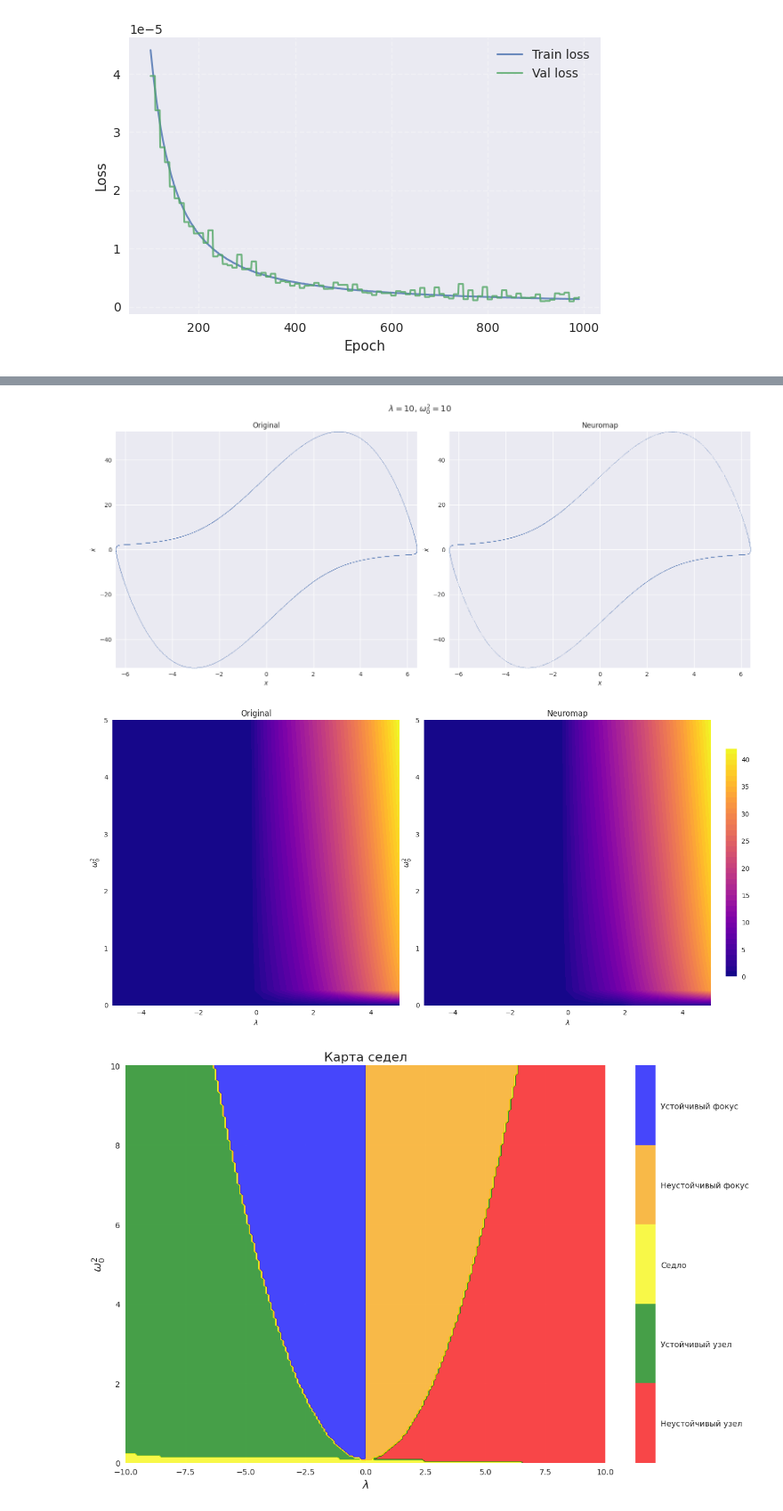
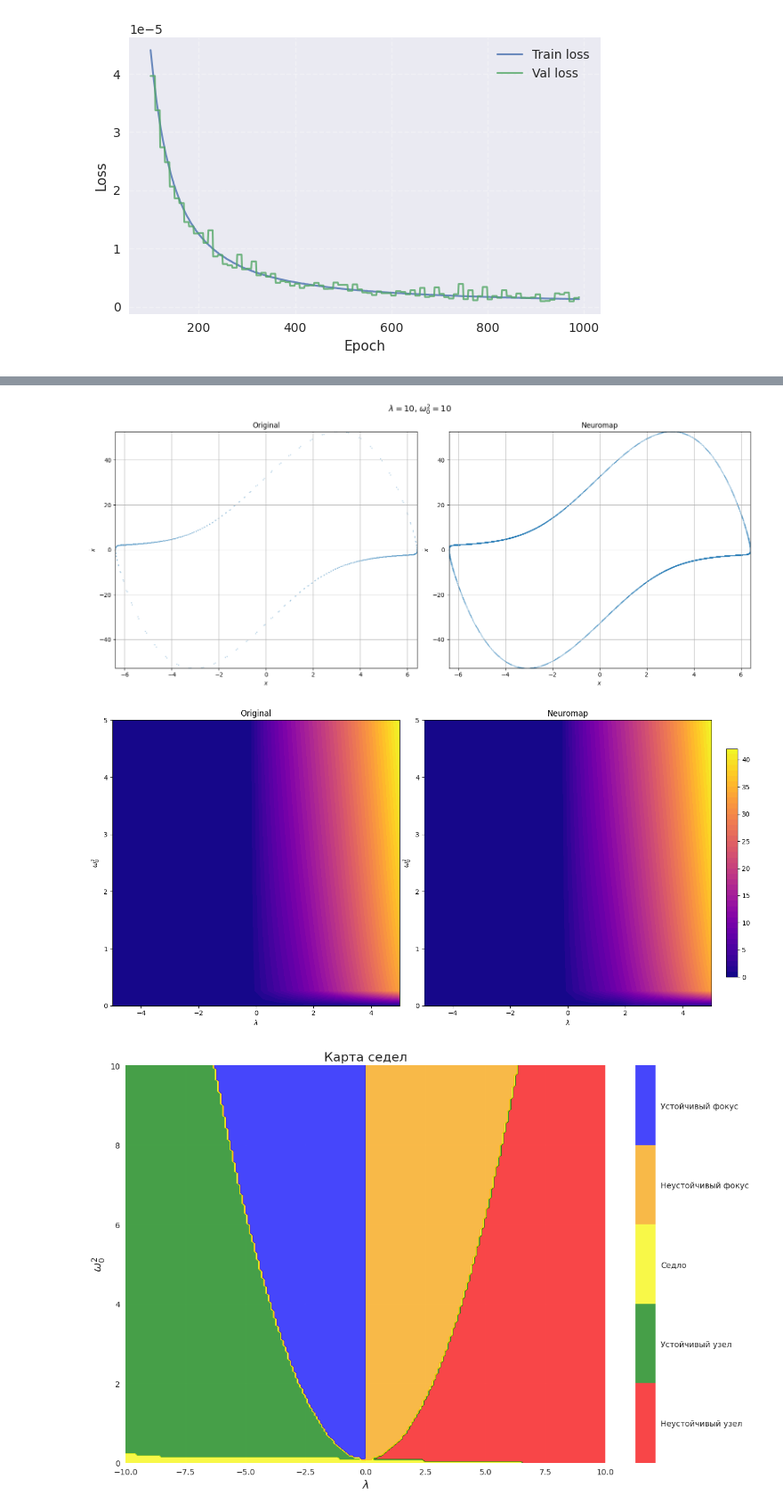
Before and after one commit to FFG99/neuromap_sync, a Jupyter notebook: experiments/single_vdp_nm_2/analysis.ipynb, the cells around one changed output, grey strips where cells are left out. Shown at 89% size. Saved outputs shown, nothing was run; the diff lists cells and outputs as text; code cells hidden in the pictures.

```diff
--- a/experiments/single_vdp_nm_2/analysis.ipynb
+++ b/experiments/single_vdp_nm_2/analysis.ipynb
@@ -69,14 +69,14 @@ plot_compare(ode_traj, nm_traj, caption=caption)
 # %%
 u0 = [0.5, 0.7]
 p = [10, 10]
 
 nm_traj = model.simulate(u0=u0, p=p, n_steps=10000)[2000:]
-ode_traj = get_attractor_trajectory(van_der_pol_rk4, u0, p, 0.01, 50, 50, lambda x: x[1])
+ode_traj = get_attractor_trajectory(van_der_pol_rk4, van_der_pol_right_part, u0, p, 0.01, 50, 50, lambda x, y: x[1], lambda x, y: [0, 1])
 
 caption = r'$\lambda=$' + str(p[0]) + r', $\omega_0^2=$' + str(p[1])
 plot_compare(ode_traj, nm_traj, caption=caption)
 # %% [output]
-[figure, old version]
+[figure, new version]
 # %%
 import numpy as np
 from utils.trajectories import grid_of_amplitude
@@ -88,10 +88,11 @@ y = np.linspace(0, 5, 20)
 u0 = [0.6, 0.7]
 
 Z_nm = grid_of_amplitude(van_der_pol_rk4, u0, [x, y], 0.01, 2000, 8000, model=model)
-Z_ode = grid_of_amplitude(van_der_pol_rk4, u0, [x, y], 0.01, 20, 20, lambda x: x[0])
+Z_ode = grid_of_amplitude(van_der_pol_rk4, u0, [x, y], 0.01, 20, 20, secant_plane=lambda x, y: x[0],
+            secant_plane_derivatives=lambda x, y: [1, 0], right_part=van_der_pol_right_part)
 plot_compare_heatmaps(x, y, Z_ode, Z_nm, x_label=r'$\lambda$', y_label=r'$\omega_0^2$')
 # %% [output]
-[figure, old version]
+[figure, new version]
 # %%
 import numpy as np
 import matplotlib.pyplot as plt
```
Also changed, not shown: parts of 2 cells of this notebook, 5 other files.
